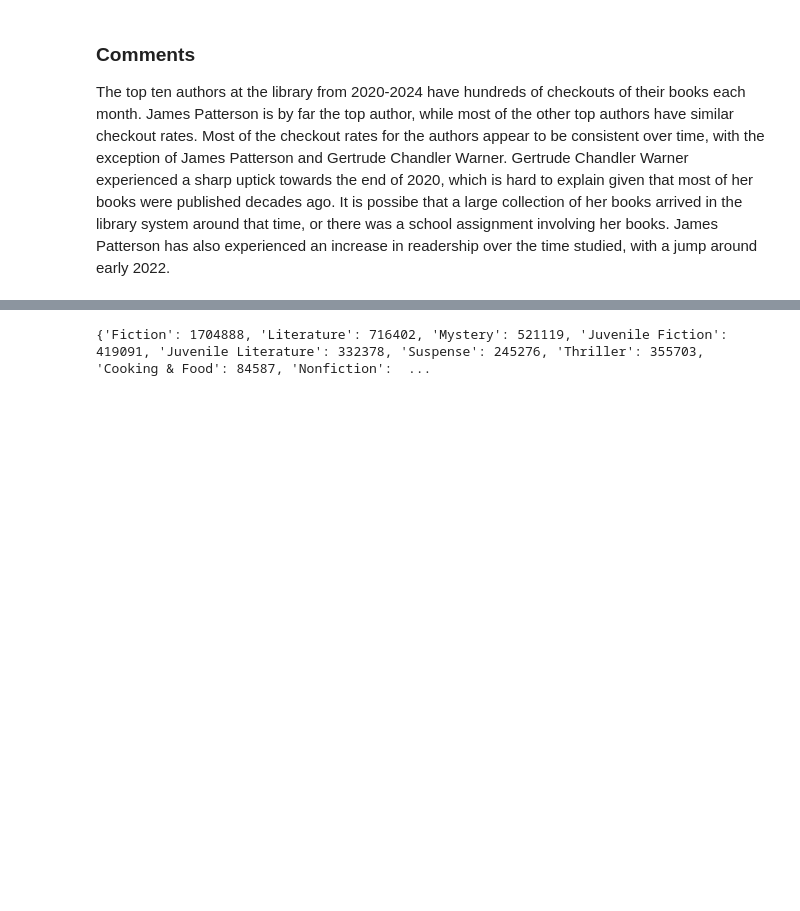
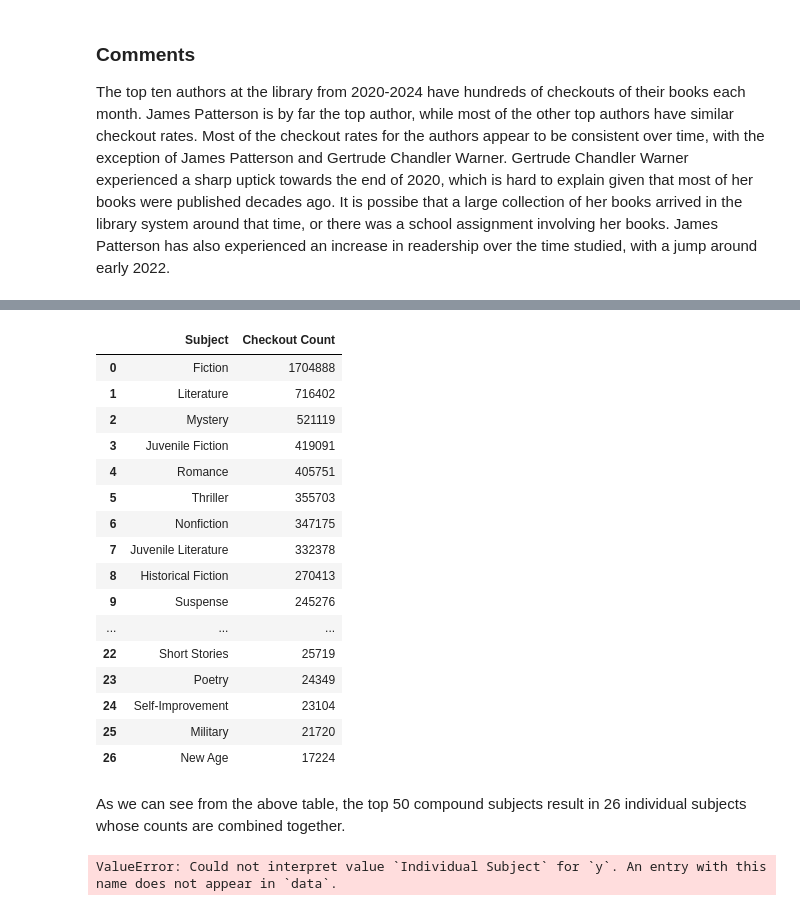
Before and after one commit to grace-blip/Seattle-Library-Project, a Jupyter notebook: Seattle_Library_Analysis.ipynb, the cells around one changed output, grey strips where cells are left out. Saved outputs shown, nothing was run; the diff lists cells and outputs as text; code cells hidden in the pictures; blank space fills up the shorter version.

Commit message:
Updates to question 5 to compare compound and individual subjects

```diff
--- a/Seattle_Library_Analysis.ipynb
+++ b/Seattle_Library_Analysis.ipynb
@@ -251,7 +257,41 @@ for index, row in top_compound_subjects.iterrows():
             separated_categories_dict[element]+=row['CheckoutCount']
         else:
             separated_categories_dict[element] = row['CheckoutCount']
-# %%
-print(separated_categories_dict)
-# %% [output]
-{'Fiction': 1704888, 'Literature': 716402, 'Mystery': 521119, 'Juvenile Fiction': 419091, 'Juvenile Literature': 332378, 'Suspense': 245276, 'Thriller': 355703, 'Cooking & Food': 84587, 'Nonfiction':  ...
+# %%
+#Convert dictionary with most common subjects to a dataframe which can be more easily manipulated
+top_subjects = pd.DataFrame.from_dict(separated_categories_dict, orient='index',columns = ['Checkout Count'])
+top_subjects.reset_index(level=0, inplace=True)
+top_subjects = top_subjects.rename(columns = {'index':'Individual Subject'})
+top_subjects.sort_values(by='Checkout Count',ascending=False,inplace=True, ignore_index=True)
+# %%
+top_subjects
+# %% [output]
+|  | Subject | Checkout Count |
+| 0 | Fiction | 1704888 |
+| 1 | Literature | 716402 |
+| 2 | Mystery | 521119 |
+| 3 | Juvenile Fiction | 419091 |
+| 4 | Romance | 405751 |
+| 5 | Thriller | 355703 |
+| 6 | Nonfiction | 347175 |
+| 7 | Juvenile Literature | 332378 |
+| 8 | Historical Fiction | 270413 |
+| 9 | Suspense | 245276 |
+| ... | ... | ... |
+| 22 | Short Stories | 25719 |
+| 23 | Poetry | 24349 |
+| 24 | Self-Improvement | 23104 |
+| 25 | Military | 21720 |
+| 26 | New Age | 17224 |
+# %% [markdown]
+As we can see from the above table, the top 50 compound subjects result in 26 individual subjects whose counts are combined together.
+# %%
+#Plot top 20 broken down subjects from the top 50 compound subjects
+sns.barplot(top_subjects[0:20], y='Individual Subject',x='Checkout Count', color= palette[8],edgecolor='.3')
+plt.xlabel('Number of Checkouts')
+plt.ylabel('Subject')
+plt.title('Plot 5: Most Popular Individual Subjects of Books, Ebooks, and Audiobooks Checked Out')
+plt.show()
+plt.clf()
+# %% [output]
+ValueError: Could not interpret value `Individual Subject` for `y`. An entry with this name does not appear in `data`.
```
Also changed, not shown: parts of 3 cells of this notebook.
